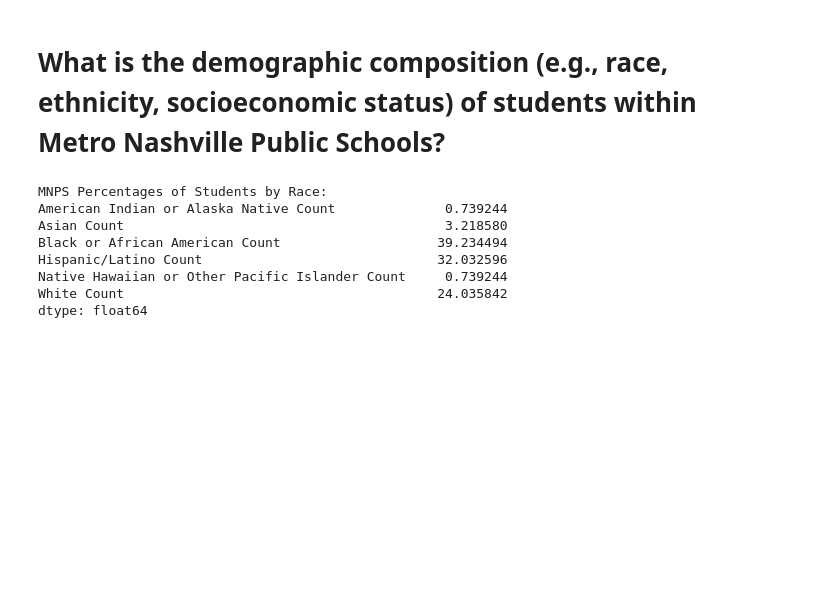
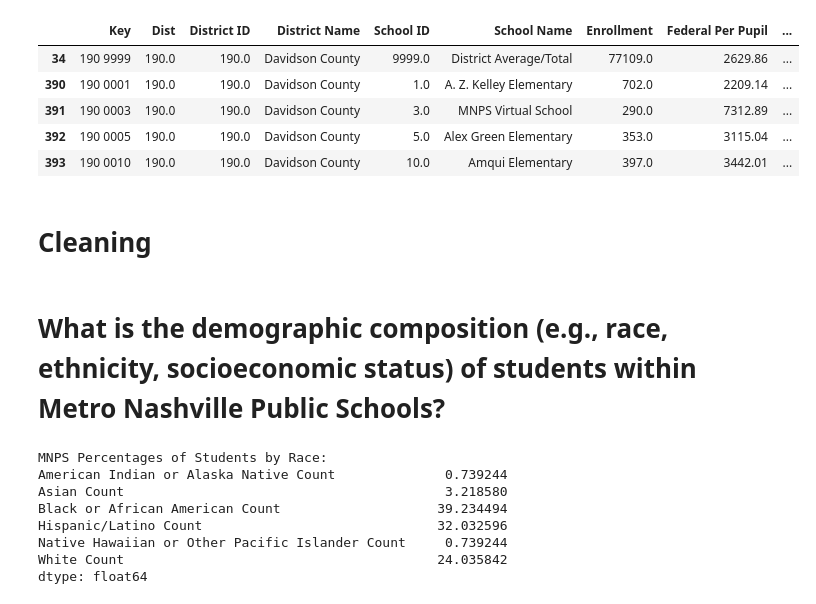
Before and after one commit to jessicabohannon/CAPSTONE, a Jupyter notebook: notebooks/capstone_eda.ipynb, the cells around one changed output. Saved outputs shown, nothing was run; the diff lists cells and outputs as text; code cells hidden in the pictures; blank space fills up the shorter version.

```diff
--- a/notebooks/capstone_eda.ipynb
+++ b/notebooks/capstone_eda.ipynb
@@ -47,3 +71,20 @@ FileNotFoundError: [Errno 2] No such file or directory: '../data/staff-2022-23-f
+# %%
+# Importing per pupil expenditures from TN Dept. Education
+expenditures = pd.read_excel("../data/per-pupil-expenditures-fy22.xlsx")
+
+# Filtering for MNPS schools
+expenditures = expenditures[expenditures['District Name']=='Davidson County']
+
+expenditures.head()
+# %% [output]
+|  | Key | Dist | District ID | District Name | School ID | School Name | Enrollment | Federal Per Pupil | ... |
+| 34 | 190 9999 | 190.0 | 190.0 | Davidson County | 9999.0 | District Average/Total | 77109.0 | 2629.86 | ... |
+| 390 | 190 0001 | 190.0 | 190.0 | Davidson County | 1.0 | A. Z. Kelley Elementary | 702.0 | 2209.14 | ... |
+| 391 | 190 0003 | 190.0 | 190.0 | Davidson County | 3.0 | MNPS Virtual School | 290.0 | 7312.89 | ... |
+| 392 | 190 0005 | 190.0 | 190.0 | Davidson County | 5.0 | Alex Green Elementary | 353.0 | 3115.04 | ... |
+| 393 | 190 0010 | 190.0 | 190.0 | Davidson County | 10.0 | Amqui Elementary | 397.0 | 3442.01 | ... |
+# %% [markdown]
+# Cleaning
 # %%
 # Cleaning race columns ('American Indian or Alaska Native', 'Asian', 'Black or African American', 'Hispanic/Latino', 'Native Hawaiian or Other Pacific Islander', 'White')
 
```
Also changed, not shown: parts of 9 cells of this notebook.
